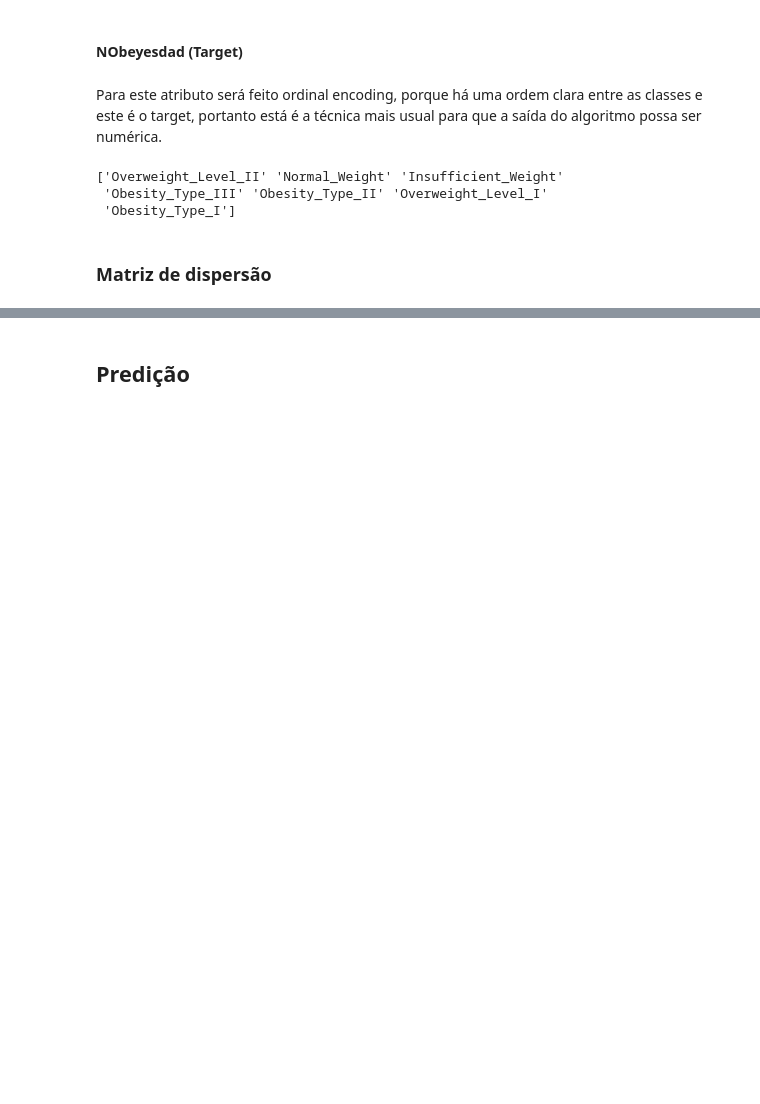
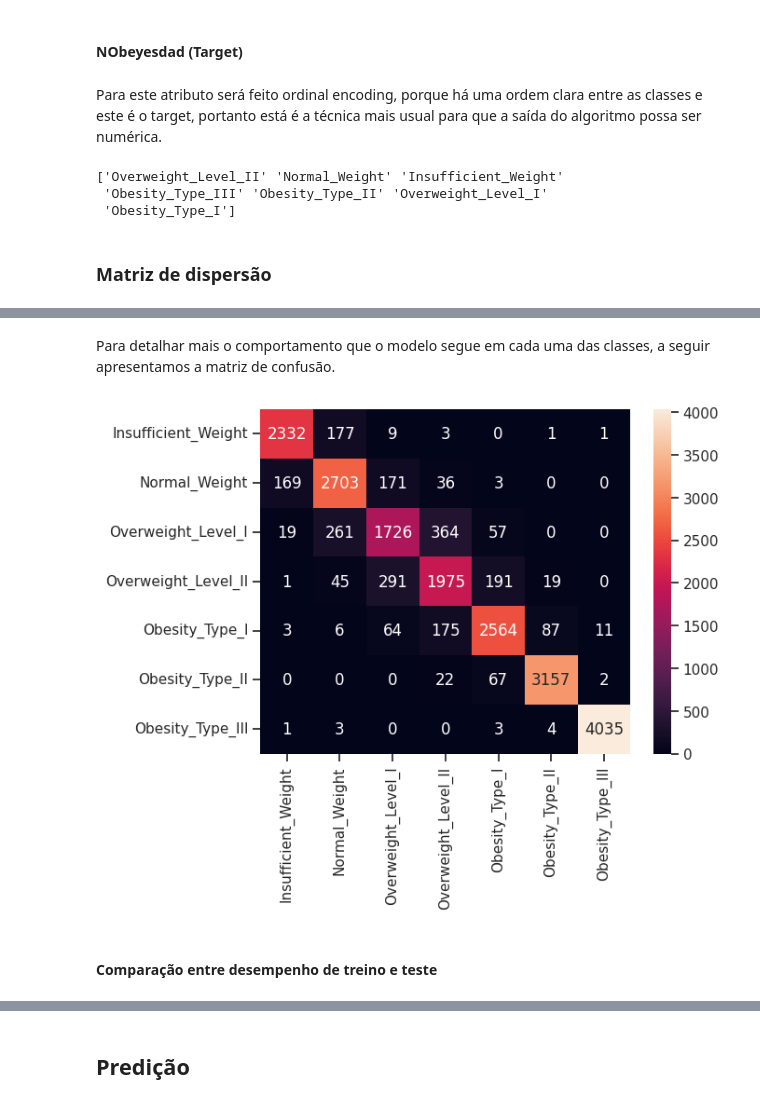
Before and after one commit to renanrms/datamining-t1, a Jupyter notebook: src/solution.ipynb, the cells around one changed output, grey strips where cells are left out. Saved outputs shown, nothing was run; the diff lists cells and outputs as text; code cells hidden in the pictures; blank space fills up the shorter version.

Commit message:
Desenvolve melhor a apresentação do desempenho detalhado da solução.

```diff
--- a/src/solution.ipynb
+++ b/src/solution.ipynb
@@ -142,7 +157,15 @@ print(train.NObeyesdad.unique())
  'Obesity_Type_III' 'Obesity_Type_II' 'Overweight_Level_I'
  'Obesity_Type_I']
 # %%
-target_order = ['Insufficient_Weight', 'Normal_Weight', 'Overweight_Level_I', 'Overweight_Level_II', 'Obesity_Type_I', 'Obesity_Type_II', 'Obesity_Type_III']
+target_order = [
+    "Insufficient_Weight",
+    "Normal_Weight",
+    "Overweight_Level_I",
+    "Overweight_Level_II",
+    "Obesity_Type_I",
+    "Obesity_Type_II",
+    "Obesity_Type_III",
+]
 # %% [markdown]
 ### Matriz de dispersão
 # %%
@@ -185,21 +231,6 @@ Overweight_Level_II       0.76      0.78      0.77       514
 X_train, X_test, y_train, y_test = train_test_split(
     features, target, test_size=0.2, random_state=42
 )
-
-preprocessor = ColumnTransformer(
-    transformers=[
-        ('numerical', 'passthrough', X_train.select_dtypes(include=['int64', 'float64']).columns.tolist()),
-        ('Gender', OneHotEncoder(drop='first', sparse_output=False), ['Gender']),
-        ('CALC', OneHotEncoder(categories=[CALC_options], drop='first', sparse_output=False), ['CALC']),
-        # ('CALC', OrdinalEncoder(categories=[CALC_options], dtype=int), ['CALC']),
-        ('MTRANS', OneHotEncoder(drop='first', sparse_output=False), ['MTRANS'])
-    ]
-)
-
-model = Pipeline(steps=[
-    ('preprocessor', preprocessor),
-    ('model', RandomForestClassifier())
-])
 
 model.fit(X_train, y_train)
 
@@ -207,7 +238,7 @@ model.fit(X_train, y_train)
 y_pred = model.predict(X_test)
 
 accuracy = accuracy_score(y_test, y_pred)
-print(f"\nAcurácia do modelo: {accuracy:.2f}")
+print(f"\nAcurácia do modelo: {accuracy:.3f}")
 
 print("\nRelatório de Classificação:")
 print(
@@ -219,0 +272,8 @@ print(
+# %%
+y_pred_cv = cross_val_predict(
+    model,
+    features,
+    target,
+    cv=5,
+    method="predict",
+)
@@ -219,0 +303,14 @@ print(
+# %% [markdown]
+Para detalhar mais o comportamento que o modelo segue em cada uma das classes, a seguir apresentamos a matriz de confusão.
+# %%
+sns.heatmap(
+    confusion_matrix(target, y_pred_cv),
+    annot=True,
+    fmt="d",
+    xticklabels=target_order,
+    yticklabels=target_order,
+);
+# %% [output]
+[figure, added]
+# %% [markdown]
+#### Comparação entre desempenho de treino e teste
```
Also changed, not shown: parts of 30 cells of this notebook, 1 other file.
